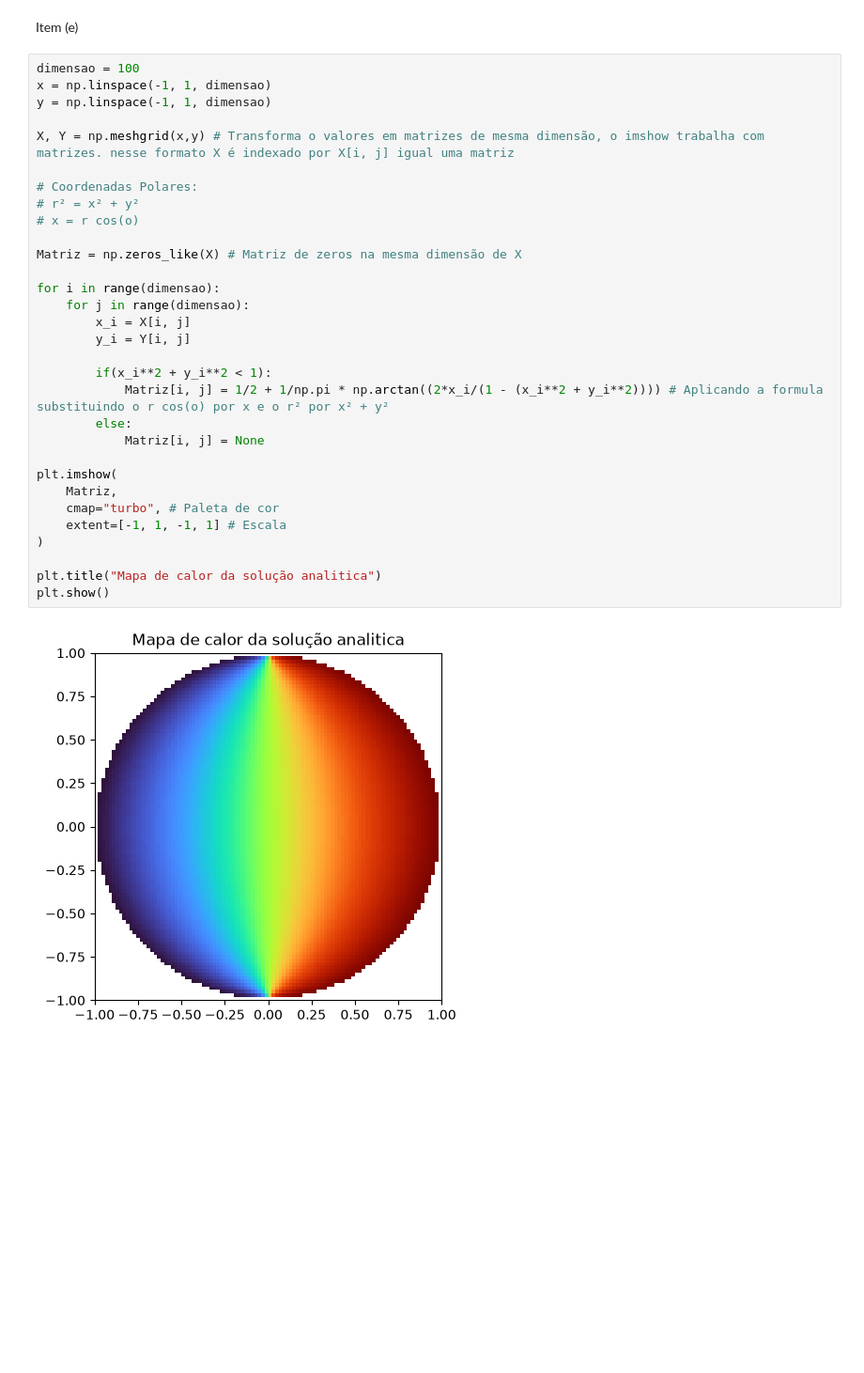
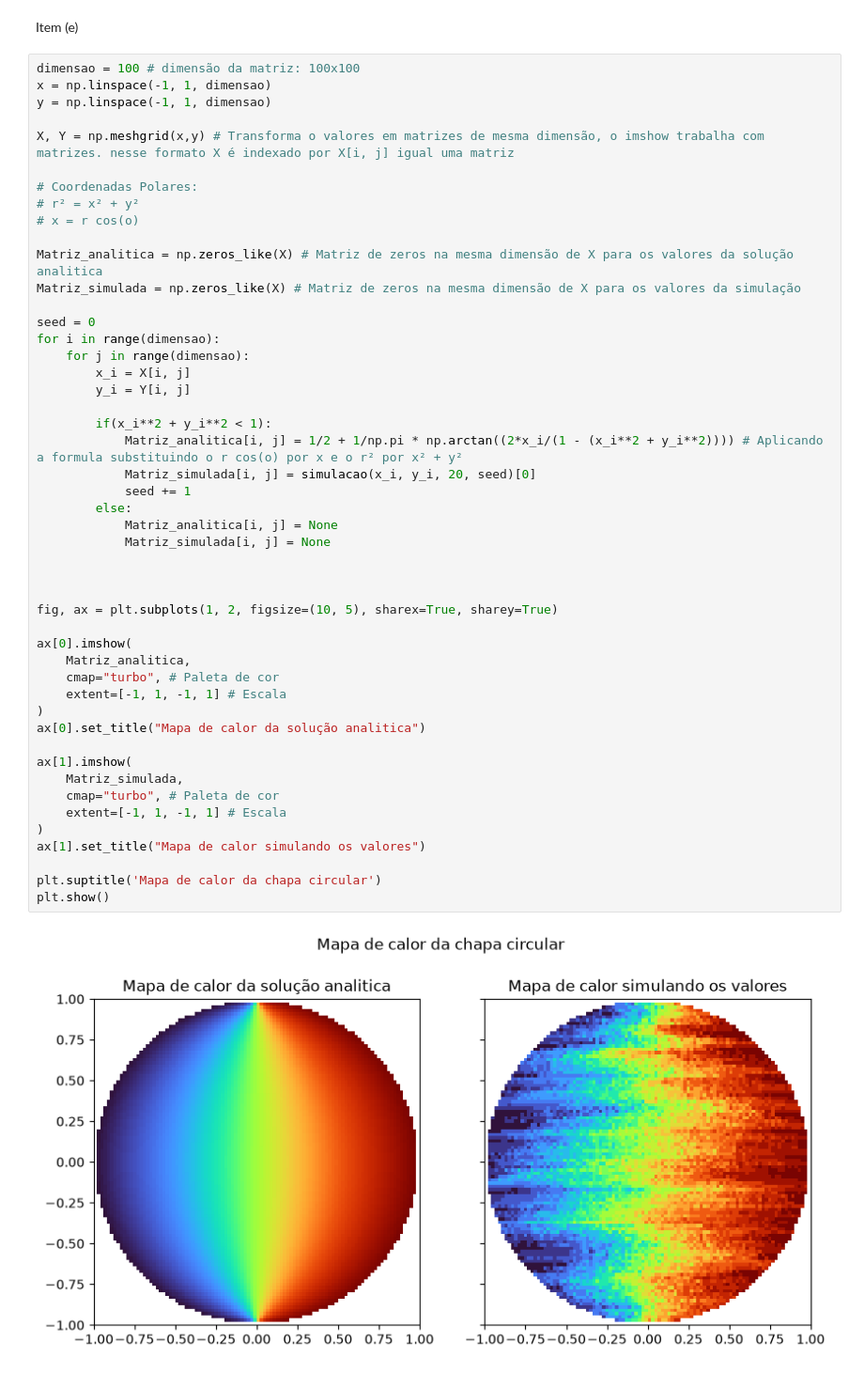
Before and after one commit to SilverPhone784/Trabalho-de-Programacao-Estatistica, a Jupyter notebook: Questao_2.ipynb, the cells around one changed output. Shown at 94% size. Cells and saved outputs as stored; diff of their text form; blank space fills up the shorter version.

```diff
--- a/Questao_2.ipynb
+++ b/Questao_2.ipynb
@@ -146,35 +146,52 @@ plt.show()
 # %% [markdown]
 Item (e)
 # %%
-dimensao = 100
+dimensao = 100 # dimensão da matriz: 100x100
 x = np.linspace(-1, 1, dimensao)
 y = np.linspace(-1, 1, dimensao)
 
 X, Y = np.meshgrid(x,y) # Transforma o valores em matrizes de mesma dimensão, o imshow trabalha com matrizes. nesse formato X é indexado por X[i, j] igual uma matriz
 
 # Coordenadas Polares:
 # r² = x² + y²
 # x = r cos(o)
 
-Matriz = np.zeros_like(X) # Matriz de zeros na mesma dimensão de X
+Matriz_analitica = np.zeros_like(X) # Matriz de zeros na mesma dimensão de X para os valores da solução analitica
+Matriz_simulada = np.zeros_like(X) # Matriz de zeros na mesma dimensão de X para os valores da simulação
 
+seed = 0
 for i in range(dimensao):
     for j in range(dimensao):
         x_i = X[i, j]
         y_i = Y[i, j]
 
         if(x_i**2 + y_i**2 < 1):
-            Matriz[i, j] = 1/2 + 1/np.pi * np.arctan((2*x_i/(1 - (x_i**2 + y_i**2)))) # Aplicando a formula substituindo o r cos(o) por x e o r² por x² + y²
+            Matriz_analitica[i, j] = 1/2 + 1/np.pi * np.arctan((2*x_i/(1 - (x_i**2 + y_i**2)))) # Aplicando a formula substituindo o r cos(o) por x e o r² por x² + y²
+            Matriz_simulada[i, j] = simulacao(x_i, y_i, 20, seed)[0]
+            seed += 1
         else:
-            Matriz[i, j] = None
+            Matriz_analitica[i, j] = None
+            Matriz_simulada[i, j] = None
 
-plt.imshow(
-    Matriz,
+
+
+fig, ax = plt.subplots(1, 2, figsize=(10, 5), sharex=True, sharey=True)
+
+ax[0].imshow(
+    Matriz_analitica,
     cmap="turbo", # Paleta de cor
     extent=[-1, 1, -1, 1] # Escala
 )
+ax[0].set_title("Mapa de calor da solução analitica")
 
-plt.title("Mapa de calor da solução analitica")
+ax[1].imshow(
+    Matriz_simulada,
+    cmap="turbo", # Paleta de cor
+    extent=[-1, 1, -1, 1] # Escala
+)
+ax[1].set_title("Mapa de calor simulando os valores")
+
+plt.suptitle('Mapa de calor da chapa circular')
 plt.show()
 # %% [output]
-[figure, old version]
+[figure, new version]
```
Also changed, not shown: parts of 1 cell of this notebook.
